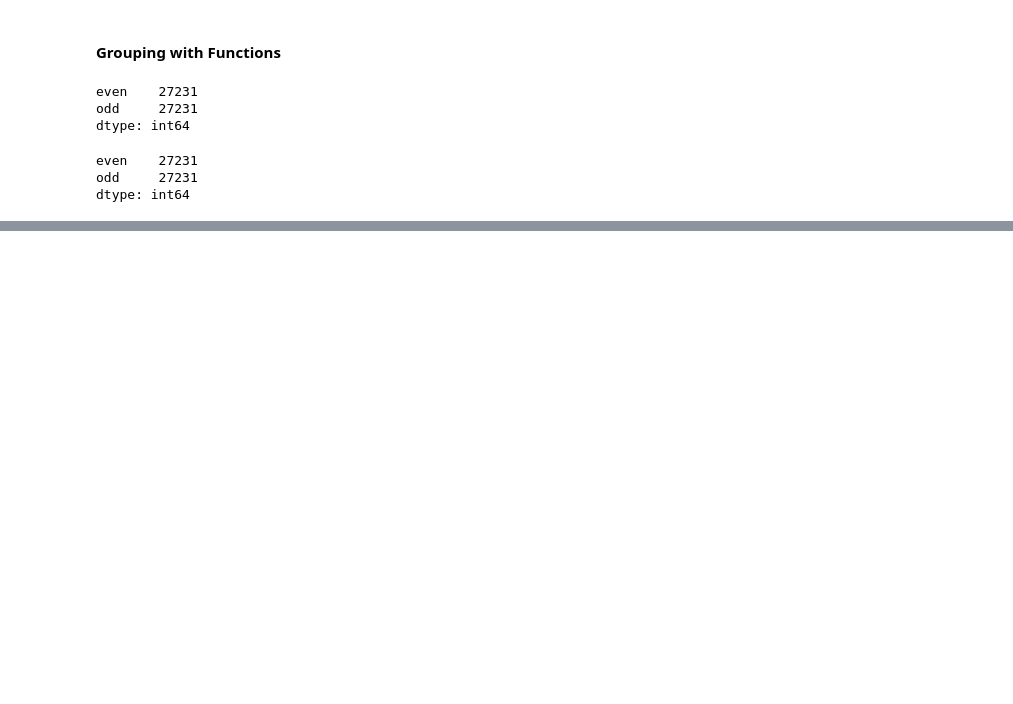
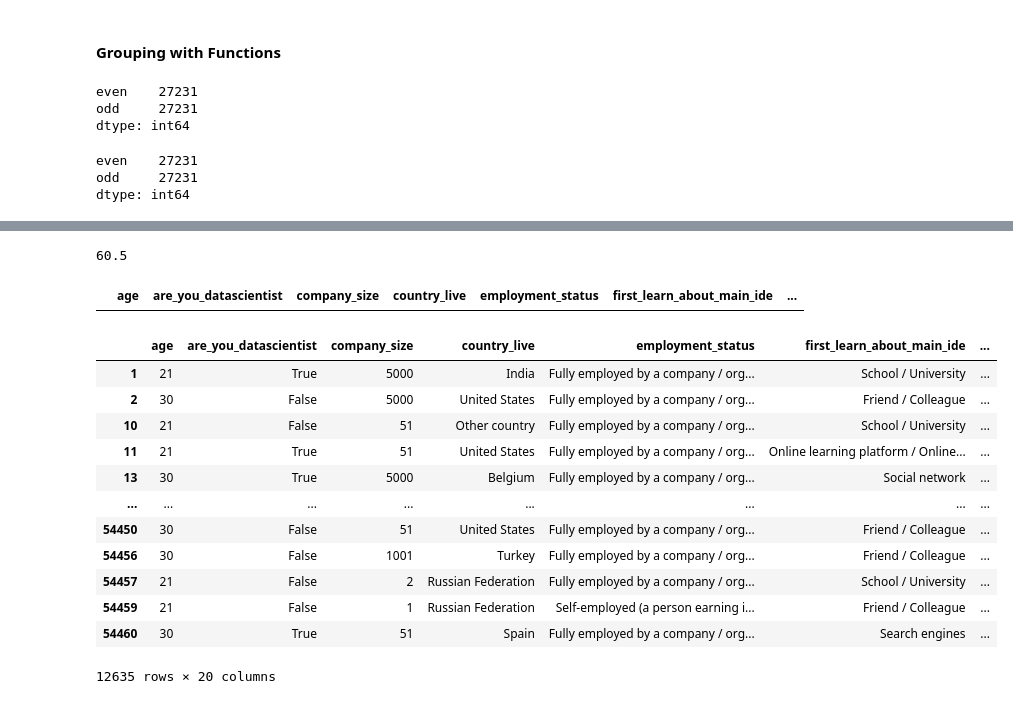
Before and after one commit to joakor89/Effective_Pandas, a Jupyter notebook: reshaping_df_dummies.ipynb, the cells around one changed output, grey strips where cells are left out. Cells and saved outputs as stored; diff of their text form; code cells hidden in the pictures; blank space fills up the shorter version.

```diff
--- a/reshaping_df_dummies.ipynb
+++ b/reshaping_df_dummies.ipynb
@@ -824,0 +988,8 @@ dtype: int64
+# %%
+(jb2
+ .country_live
+ .value_counts()
+ .median()
+)
+# %% [output]
+60.5
@@ -824,0 +1002,24 @@ dtype: int64
+# %%
+(jb2
+ .query('~country_live.isin(@countries_to_remove)')
+)
+# %% [output]
+|  | age | are_you_datascientist | company_size | country_live | employment_status | first_learn_about_main_ide | ... |
+# %%
+(jb2.groupby('country_live', observed=False)
+ .filter(lambda g: g.country_live.size >= 60.5)
+)
+# %% [output]
+|  | age | are_you_datascientist | company_size | country_live | employment_status | first_learn_about_main_ide | ... |
+| 1 | 21 | True | 5000 | India | Fully employed by a company / org... | School / University | ... |
+| 2 | 30 | False | 5000 | United States | Fully employed by a company / org... | Friend / Colleague | ... |
+| 10 | 21 | False | 51 | Other country | Fully employed by a company / org... | School / University | ... |
+| 11 | 21 | True | 51 | United States | Fully employed by a company / org... | Online learning platform / Online... | ... |
+| 13 | 30 | True | 5000 | Belgium | Fully employed by a company / org... | Social network | ... |
+| ... | ... | ... | ... | ... | ... | ... | ... |
+| 54450 | 30 | False | 51 | United States | Fully employed by a company / org... | Friend / Colleague | ... |
+| 54456 | 30 | False | 1001 | Turkey | Fully employed by a company / org... | Friend / Colleague | ... |
+| 54457 | 21 | False | 2 | Russian Federation | Fully employed by a company / org... | School / University | ... |
+| 54459 | 21 | False | 1 | Russian Federation | Self-employed (a person earning i... | Friend / Colleague | ... |
+| 54460 | 30 | True | 51 | Spain | Fully employed by a company / org... | Search engines | ... |
+12635 rows × 20 columns
```
Also changed, not shown: parts of 55 cells of this notebook, 4 other files.
